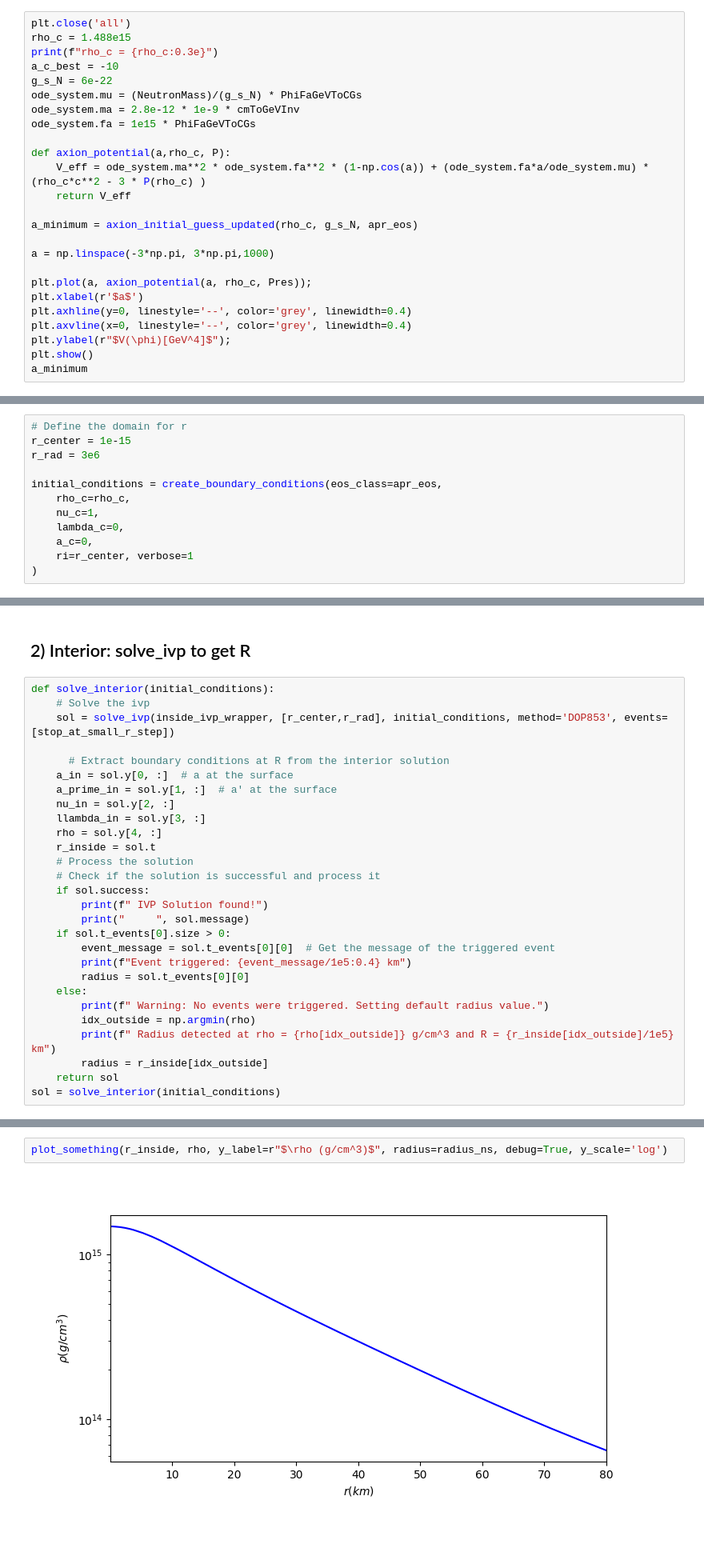
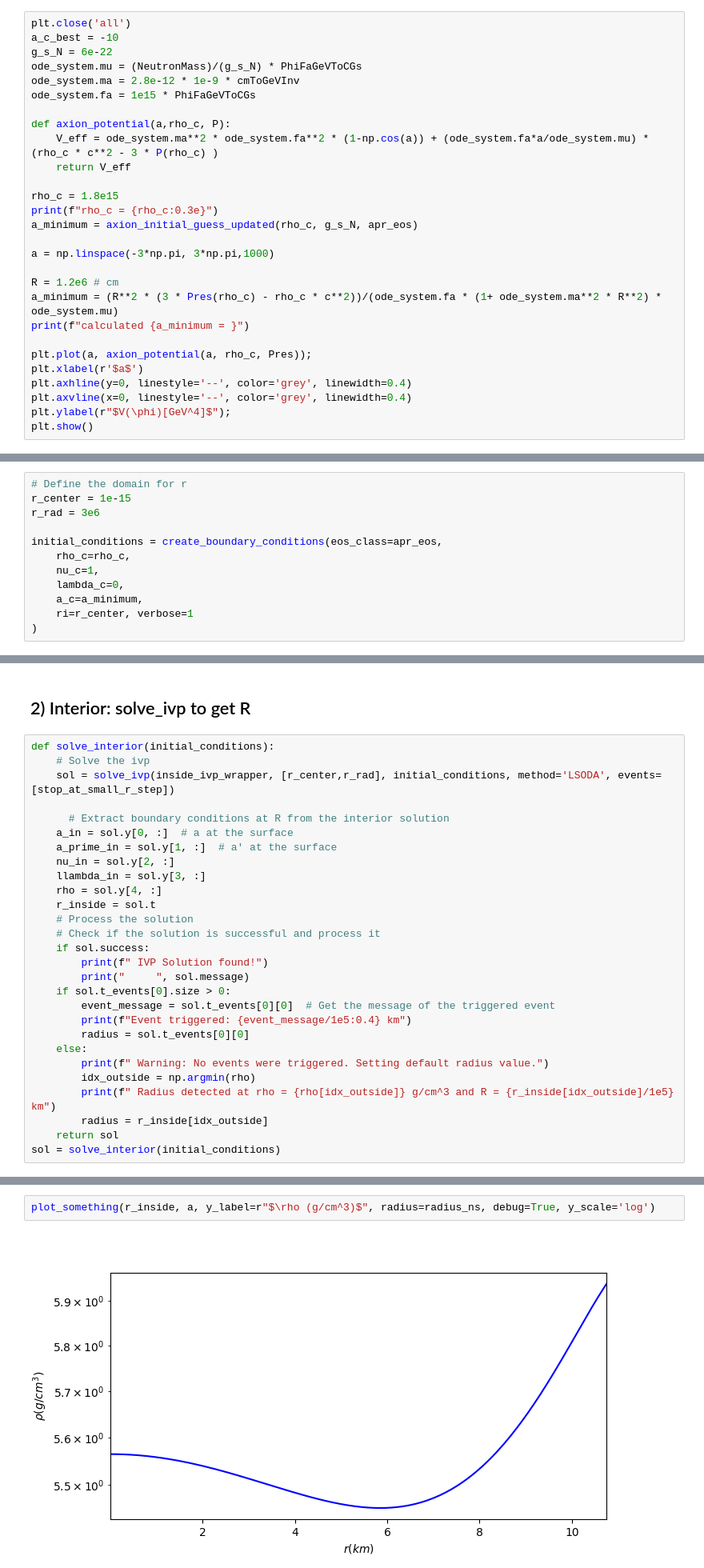
Before and after one commit to omarxz/pyTOVsolver, a Jupyter notebook: solver_full_test.ipynb, the cells around one changed output, grey strips where cells are left out. Shown: that part at 80% size. Saved outputs shown, nothing was run; the diff lists cells and outputs as text; blank space fills up the shorter version.

```diff
--- a/solver_full_test.ipynb
+++ b/solver_full_test.ipynb
@@ -51,8 +20,6 @@ def sample_density(min_rho_c, max_rho_c):
 Pres = apr_eos.get_pressure(extrapolate=True)
 # %%
 plt.close('all')
-rho_c = 1.488e15
-print(f"rho_c = {rho_c:0.3e}")
 a_c_best = -10
 g_s_N = 6e-22
 ode_system.mu = (NeutronMass)/(g_s_N) * PhiFaGeVToCGs
@@ -60,12 +27,18 @@ ode_system.ma = 2.8e-12 * 1e-9 * cmToGeVInv
 ode_system.fa = 1e15 * PhiFaGeVToCGs
 
 def axion_potential(a,rho_c, P):
-    V_eff = ode_system.ma**2 * ode_system.fa**2 * (1-np.cos(a)) + (ode_system.fa*a/ode_system.mu) * (rho_c*c**2 - 3 * P(rho_c) )
+    V_eff = ode_system.ma**2 * ode_system.fa**2 * (1-np.cos(a)) + (ode_system.fa*a/ode_system.mu) * (rho_c * c**2 - 3 * P(rho_c) )
     return V_eff
 
+rho_c = 1.8e15
+print(f"rho_c = {rho_c:0.3e}")
 a_minimum = axion_initial_guess_updated(rho_c, g_s_N, apr_eos)
 
 a = np.linspace(-3*np.pi, 3*np.pi,1000)
+
+R = 1.2e6 # cm
+a_minimum = (R**2 * (3 * Pres(rho_c) - rho_c * c**2))/(ode_system.fa * (1+ ode_system.ma**2 * R**2) * ode_system.mu)
+print(f"calculated {a_minimum = }")
 
 plt.plot(a, axion_potential(a, rho_c, Pres));
 plt.xlabel(r'$a$')
@@ -73,5 +46,4 @@ plt.axhline(y=0, linestyle='--', color='grey', linewidth=0.4)
 plt.axvline(x=0, linestyle='--', color='grey', linewidth=0.4)
 plt.ylabel(r"$V(\phi)[GeV^4]$");
 plt.show()
-a_minimum
 # %% [output]
@@ -89,7 +62,7 @@ initial_conditions = create_boundary_conditions(eos_class=apr_eos,
     rho_c=rho_c,
     nu_c=1,
     lambda_c=0,
-    a_c=0,
+    a_c=a_minimum,
     ri=r_center, verbose=1
 )
 # %% [output]
@@ -110,7 +83,7 @@ def inside_ivp_wrapper(r, y):
 # %%
 def solve_interior(initial_conditions):
     # Solve the ivp
-    sol = solve_ivp(inside_ivp_wrapper, [r_center,r_rad], initial_conditions, method='DOP853', events=[stop_at_small_r_step])
+    sol = solve_ivp(inside_ivp_wrapper, [r_center,r_rad], initial_conditions, method='LSODA', events=[stop_at_small_r_step])
 
       # Extract boundary conditions at R from the interior solution
     a_in = sol.y[0, :]  # a at the surface
@@ -152,7 +127,7 @@ The star has radius = 80.0 km at density = 6.465e+13 g/cm^(3)
 # %%
-plot_something(r_inside, rho, y_label=r"$\rho (g/cm^3)$", radius=radius_ns, debug=True, y_scale='log')
+plot_something(r_inside, a, y_label=r"$\rho (g/cm^3)$", radius=radius_ns, debug=True, y_scale='log')
 # %% [output]
-[figure, old version]
+[figure, new version]
 # %% [markdown]
 ## 3) Outside System Relaxation
 # %%
```
Also changed, not shown: parts of 10 cells of this notebook, 2 other files.
